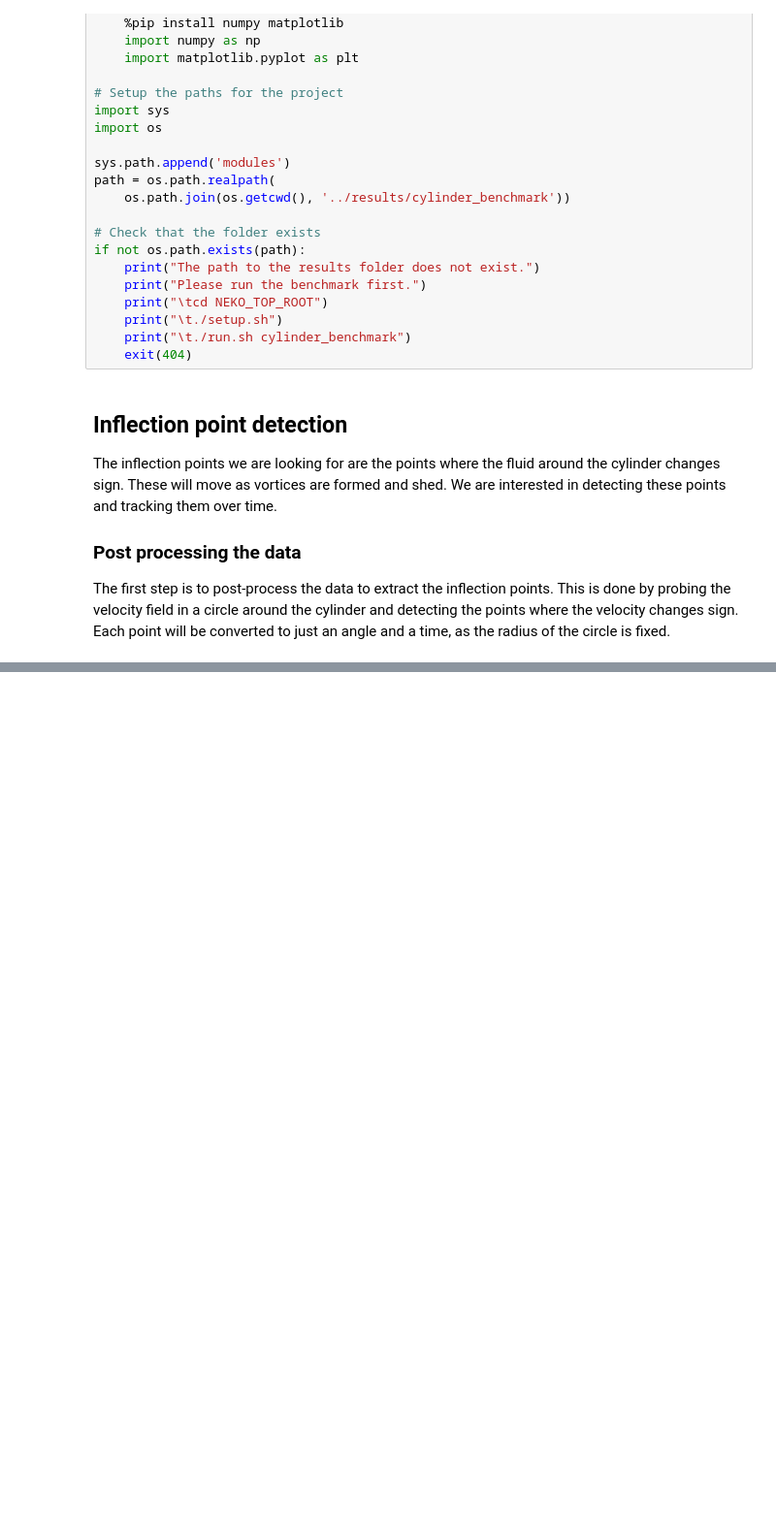
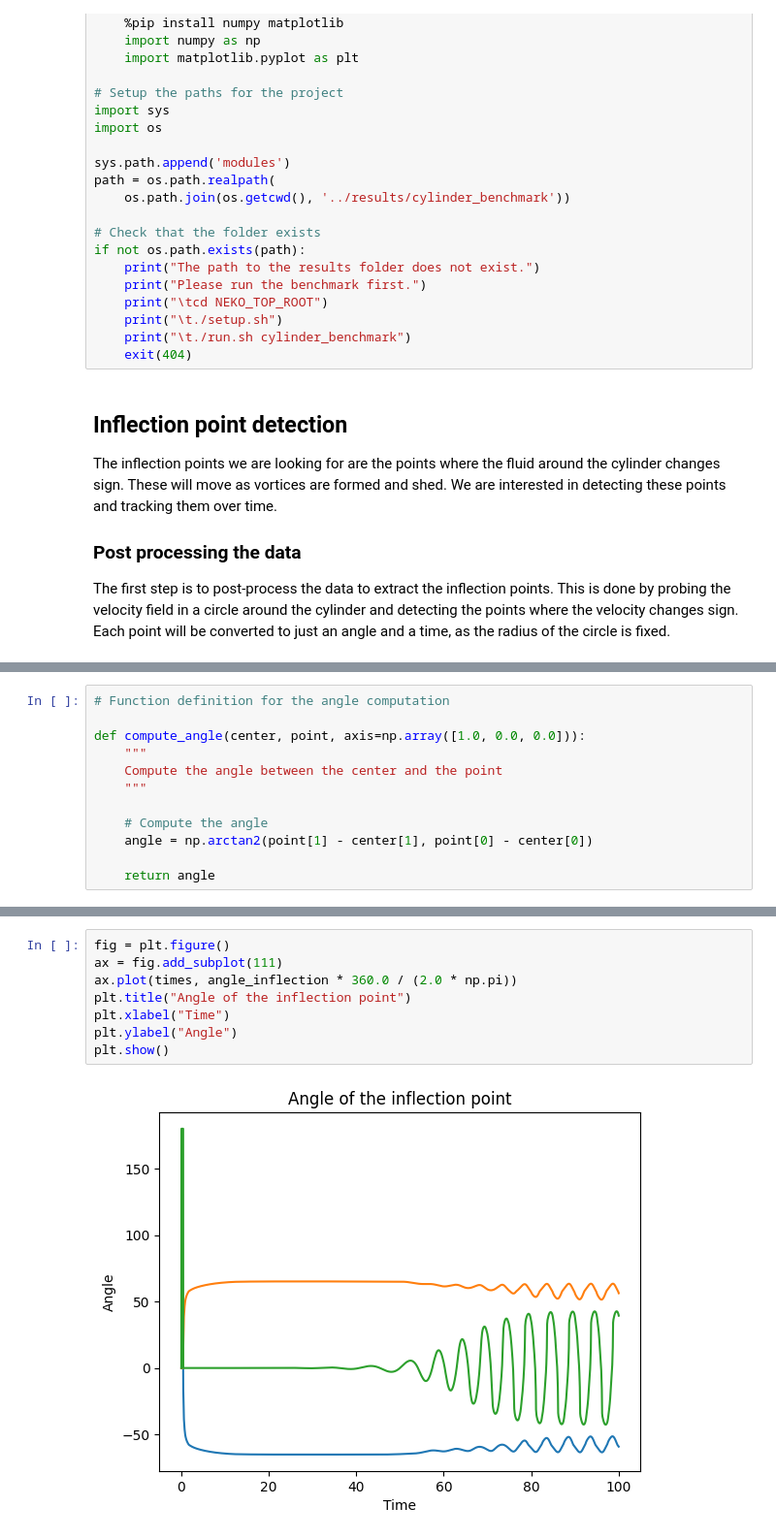
Before and after one commit to ExtremeFLOW/neko-top, a Jupyter notebook: scripts/cylinder_benchmark.ipynb, the cells around one changed output, grey strips where cells are left out. Shown at 97% size. Cells and saved outputs as stored; diff of their text form; blank space fills up the shorter version.

```diff
--- a/scripts/cylinder_benchmark.ipynb
+++ b/scripts/cylinder_benchmark.ipynb
@@ -87 +87,13 @@ plt.show()
+# %%
+# Function definition for the angle computation
+
+def compute_angle(center, point, axis=np.array([1.0, 0.0, 0.0])):
+    """
+    Compute the angle between the center and the point
+    """
+
+    # Compute the angle
+    angle = np.arctan2(point[1] - center[1], point[0] - center[0])
+
+    return angle
 # %%
@@ -196,0 +197,10 @@ Angle and flow:  2.6927937030769655 -0.5646976492555557
+# %%
+fig = plt.figure()
+ax = fig.add_subplot(111)
+ax.plot(times, angle_inflection * 360.0 / (2.0 * np.pi))
+plt.title("Angle of the inflection point")
+plt.xlabel("Time")
+plt.ylabel("Angle")
+plt.show()
+# %% [output]
+[figure, added]
```
Also changed, not shown: parts of 2 cells of this notebook.
